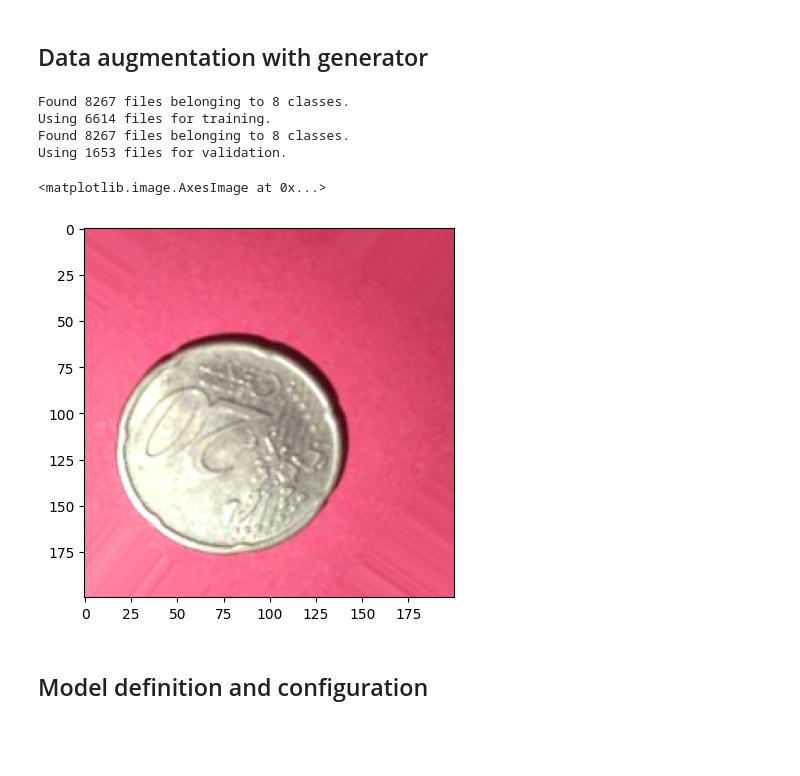
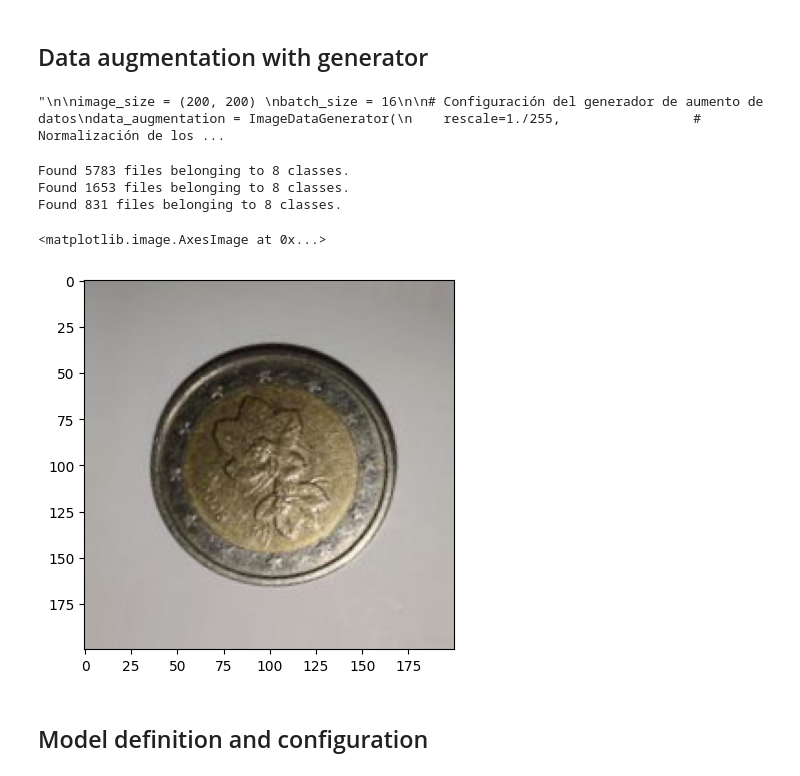
Before and after one commit to antonioap101/FSI_Practica2, a Jupyter notebook: MonedasPractica2_Antonio_Pablo.ipynb, the cells around one changed output. Cells and saved outputs as stored; diff of their text form; code cells hidden in the pictures; blank space fills up the shorter version.

Commit message:
Added Combined + Corrected Test Image Dataset

```diff
--- a/MonedasPractica2_Antonio_Pablo.ipynb
+++ b/MonedasPractica2_Antonio_Pablo.ipynb
@@ -40,7 +40,7 @@ import os
 from keras.preprocessing.image import ImageDataGenerator
 from keras.preprocessing import image
 from keras_preprocessing.image import load_img, img_to_array
-
+'''
 
 image_size = (200, 200)
 batch_size = 16
@@ -53,7 +53,7 @@ data_augmentation = ImageDataGenerator(
     height_shift_range=0.1,         # Desplazamiento vertical aleatorio
     shear_range=0.1,                # Cizalla aleatoria
     zoom_range=0.1,                 # Rango de zoom aleatorio
-    channel_shift_range=5,         # Cambios aleatorios en los canales de colores
+    channel_shift_range=5,          # Cambios aleatorios en los canales de colores
     brightness_range=[0.8,1.2],     # Rango de brillo aleatorio
     horizontal_flip=True,           # Activar volteo horizontal
     vertical_flip=True,             # Activar volteo vertical
@@ -94,6 +94,10 @@ def save_augmented_images(directory, augmented_directory, generator, num_images_
 
 # Aplicar aumento de datos al conjunto de entrenamiento y validación
 save_augmented_images(source_dir, augmented_dir, data_augmentation)
+
+'''
+# %% [output]
+"\n\nimage_size = (200, 200) \nbatch_size = 16\n\n# Configuración del generador de aumento de datos\ndata_augmentation = ImageDataGenerator(\n    rescale=1./255,                 # Normalización de los ...
 # %%
 # DATA SOURCE --------------------------------------------------
 # '''
@@ -101,49 +105,52 @@ image_size = (200, 200)
 batch_size = 64
 data_dir = os.path.join('..','datasets', 'coins_final', 'augmented_all')
 
-train_dir = os.path.join('../datasets/ButterflyMoths/augmented_train/')
-valid_dir = os.path.join('../datasets/ButterflyMoths/augmented_valid/')
-test_dir = os.path.join('../datasets/ButterflyMoths/test')
+train_dir = os.path.join('../datasets/coins_final/redistributed_all/train')
+valid_dir = os.path.join('../datasets/coins_final/redistributed_all/valid')
+test_dir = os.path.join('../datasets/coins_final/redistributed_all/test')
 
 train_ds = tf.keras.preprocessing.image_dataset_from_directory(
-    directory=data_dir,
-    validation_split=0.2,
-    subset="training",
-    seed=seed_value,
-    image_size=image_size,
-    batch_size=batch_size,
-    label_mode='categorical'
-)
-val_ds = tf.keras.preprocessing.image_dataset_from_directory(
-    directory=data_dir,
-    validation_split=0.2,
-    subset="validation",
-    seed=seed_value,
+    directory=train_dir,
     image_size=image_size,
     batch_size=batch_size,
     label_mode='categorical'
 )
 
+val_ds = tf.keras.preprocessing.image_dataset_from_directory(
+    directory=valid_dir,
+    image_size=image_size,
+    batch_size=batch_size,
+    label_mode='categorical'
+)
+
+test_ds = tf.keras.preprocessing.image_dataset_from_directory(
+    directory=test_dir,
+    image_size=image_size,
+    batch_size=batch_size,
+    label_mode='categorical'
+)
+
+
 train_ds = train_ds.prefetch(buffer_size=32)
 val_ds = val_ds.prefetch(buffer_size=32)
+test_ds = test_ds.prefetch(buffer_size=32)
 # '''
 # %% [output]
-Found 8267 files belonging to 8 classes.
-Using 6614 files for training.
-Found 8267 files belonging to 8 classes.
-Using 1653 files for validation.
+Found 5783 files belonging to 8 classes.
+Found 1653 files belonging to 8 classes.
+Found 831 files belonging to 8 classes.
 # %%
 from matplotlib.pyplot import imshow
 import numpy as np
 from PIL import Image
 
 %matplotlib inline
 
-pil_im = Image.open('../datasets/coins_final/augmented_all/20c/20c_0_1210.png', 'r')
+pil_im = Image.open('../datasets/coins_final/redistributed_all/train/2e/2e_0_3903.png', 'r')
 imshow(np.asarray(pil_im))
 # %% [output]
 <matplotlib.image.AxesImage at 0x...>
-[figure, old version]
+[figure, new version]
 # %% [markdown]
 ## Model definition and configuration
 # %%
```
Also changed, not shown: parts of 12 cells of this notebook, 3 other files.
